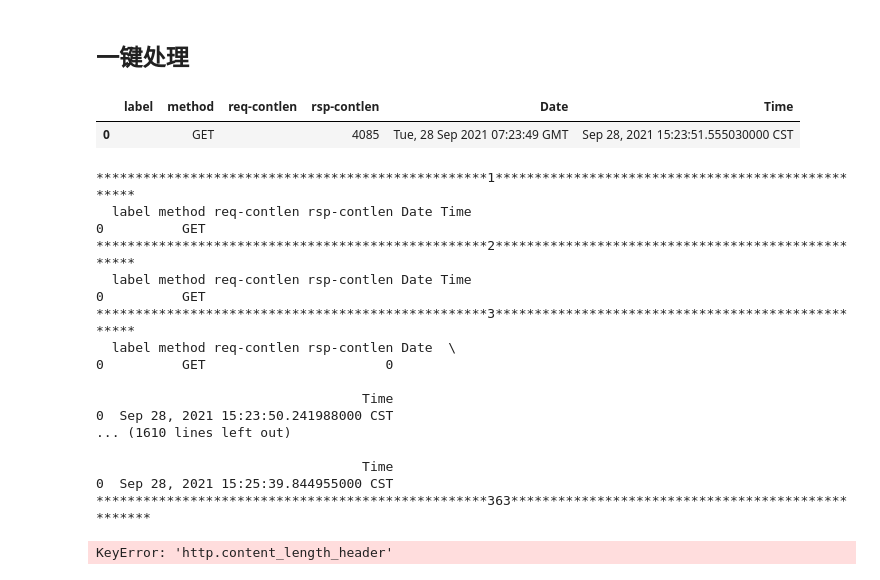
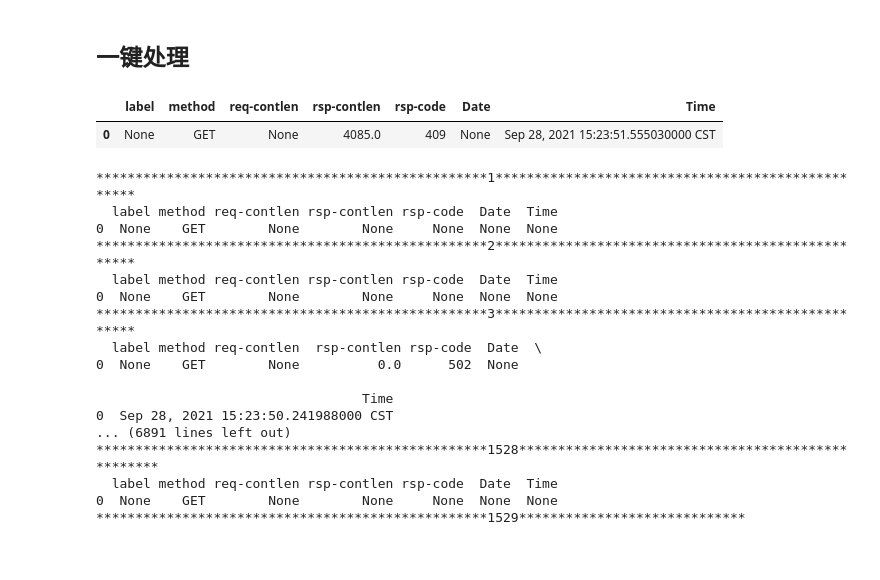
Before and after one commit to lao1a0/DataCon, a Jupyter notebook: http.ipynb, the cells around one changed output. Saved outputs shown, nothing was run; the diff lists cells and outputs as text; code cells hidden in the pictures.

```diff
--- a/http.ipynb
+++ b/http.ipynb
@@ -150,90 +150,78 @@ import json
 import pandas as pd
 
 tables =[]
-def getTable(file):
-    data = json.load(open(file))
-    data[0]['_source']
+def getTable(data):
     tables=[]
     for i in range(len(data)):
         if data[i]['_source']['layers'].get('http'):
-            tmp = {'label':''}
+            tmp = {'label':None, 'method':None, 'req-contlen':None, 'rsp-contlen':None,'rsp-code':None, 'Time':None}
             httpLayer = data[i]['_source']['layers']['http']
             if 'http.request' in httpLayer:
                 first_key = next(iter(httpLayer))
                 tmp['method'] = httpLayer[first_key]['http.request.method']
-                if httpLayer.get('http.content_length_header') and tmp['method'] == 'POST':
+                if httpLayer.get('http.content_length_header'):
                     tmp['req-contlen'] = int(httpLayer['http.content_length_header'].strip())
-                else:
-                    tmp['req-contlen'] = ''
             else:
                 if httpLayer.get('http.content_length_header'):
-                    tmp['req-contlen'] = int(httpLayer['http.content_length_header'].strip())
-                else:
-                    tmp['req-contlen'] = ''
-                if httpLayer.get('http.date'):
-                    tmp['Date'] = data[i]['_source']['layers']['http']['http.date'].strip()
-                    tmp['Time'] = data[i]['_source']['layers']['frame']['frame.time'].strip()
-                else:
-                    tmp['Date'] = ''
-                    tmp['Time'] = data[i]['_source']['layers']['frame']['frame.time'].strip()
+                    tmp['rsp-contlen'] = int(httpLayer['http.content_length_header'].strip())
+                tmp['Time'] = data[i]['_source']['layers']['frame']['frame.time'].strip()
+                tmp['rsp-code'] = httpLayer[list(httpLayer.keys())[0]]['http.response.code']
             tables.append(tmp)
     df = pd.DataFrame(tables)
-    # print(df)
     merged_tables = []
     i = 0
     while i < len(df):
         if pd.notna(df.loc[i, 'method']) and i + 1 < len(df) and pd.isna(df.loc[i + 1, 'method']):
-            # 合并第i行和第i+1行
             merged_row = df.loc[i].combine_first(df.loc[i + 1])
             merged_tables.append(merged_row)
             i += 2  # 跳过下一行
         else:
-            # 如果不满足条件，直接添加当前行
             merged_tables.append(df.loc[i])
             i += 1
 
     # 创建新的数据框
     merged_df = pd.DataFrame(merged_tables).reset_index(drop=True)
-     # 检查是否存在 'Data' 和 'Time' 列，如果不存在则添加并填充空值
     if 'rsp-contlen' not in merged_df.columns:
         merged_df['rsp-contlen'] = ''
     if 'Date' not in merged_df.columns:
         merged_df['Date'] = ''
     if 'Time' not in merged_df.columns:
         merged_df['Time'] = ''
 
     return merged_df
 
-df = getTable(f"Data/datacon2021_traffic_cs2_http/output_0.json")
+data = json.load(open(f"Data/datacon2021_traffic_cs2_http/tmp/output_{0}.json"))
+df = getTable(data)
 df
 # %% [output]
-|  | label | method | req-contlen | rsp-contlen | Date | Time |
-| 0 |  | GET |  | 4085 | Tue, 28 Sep 2021 07:23:49 GMT | Sep 28, 2021 15:23:51.555030000 CST |
+|  | label | method | req-contlen | rsp-contlen | rsp-code | Date | Time |
+| 0 | None | GET | None | 4085.0 | 409 | None | Sep 28, 2021 15:23:51.555030000 CST |
 # %%
 for i in range(1,3511):
     print('*'*50+str(i)+"*"*50)
-    tf = getTable(f"Data/datacon2021_traffic_cs2_http/tmp/output_{i}.json")
+    data = json.load(open(f"Data/datacon2021_traffic_cs2_http/tmp/output_{i}.json"))
+    if len(data)==0: continue
+    tf = getTable(data)
     print(tf)
     df = pd.concat([df,tf])
 # %% [output]
 **************************************************1**************************************************
-  label method req-contlen rsp-contlen Date Time
-0          GET
+  label method req-contlen rsp-contlen rsp-code  Date  Time
+0  None    GET        None        None     None  None  None
 **************************************************2**************************************************
-  label method req-contlen rsp-contlen Date Time
-0          GET
+  label method req-contlen rsp-contlen rsp-code  Date  Time
+0  None    GET        None        None     None  None  None
 **************************************************3**************************************************
-  label method req-contlen rsp-contlen Date  \
-0          GET                       0
+  label method req-contlen  rsp-contlen rsp-code  Date  \
+0  None    GET        None          0.0      502  None
 
                                   Time
 0  Sep 28, 2021 15:23:50.241988000 CST
-... (1610 lines left out)
-
-                                  Time
-0  Sep 28, 2021 15:25:39.844955000 CST
-**************************************************363**************************************************
+... (6891 lines left out)
+**************************************************1528**************************************************
+  label method req-contlen rsp-contlen rsp-code  Date  Time
+0  None    GET        None        None     None  None  None
+**************************************************1529*****************************
-KeyError: 'http.content_length_header'
 # %%
 df
 # %% [output]
```
Also changed, not shown: parts of 2 cells of this notebook.
